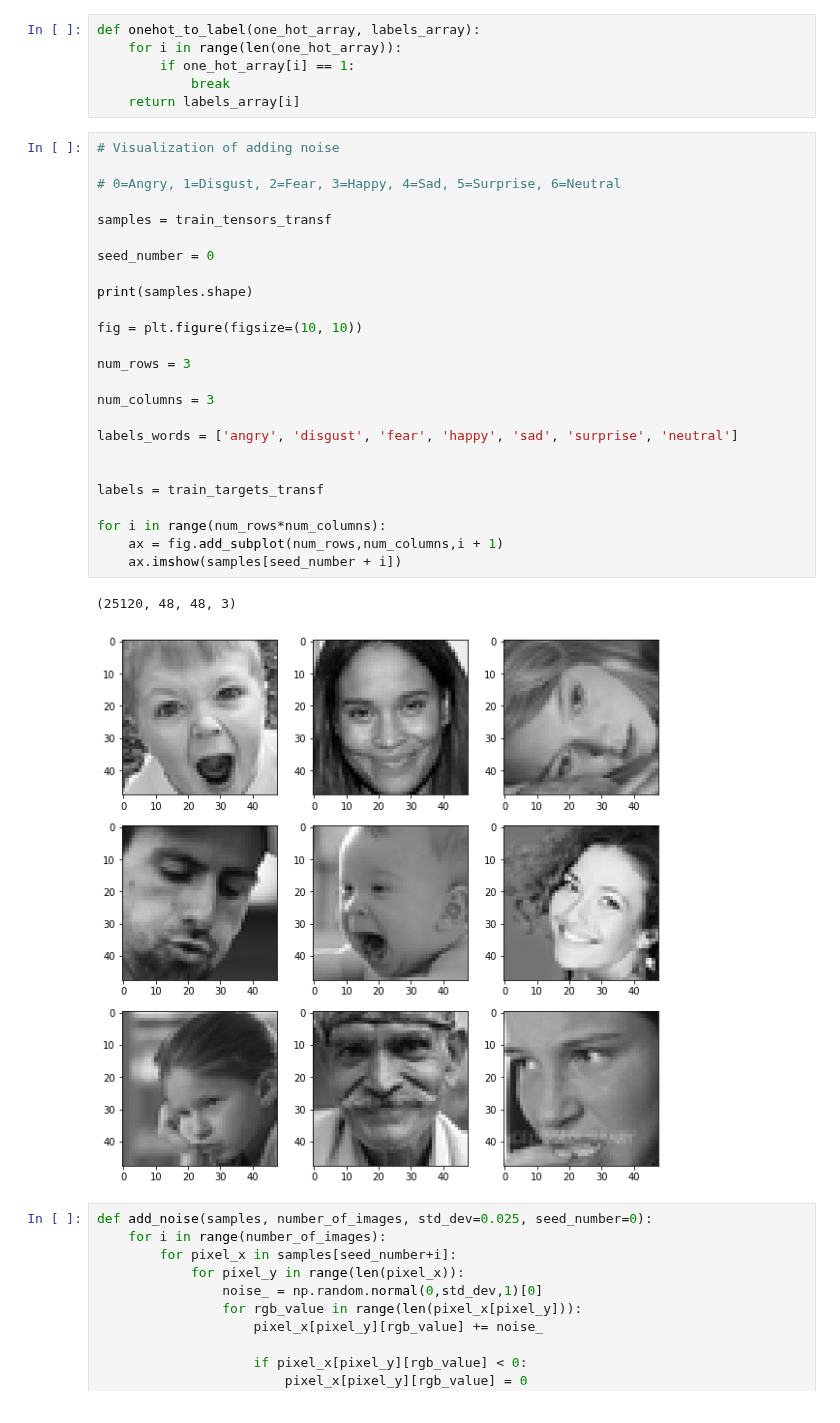
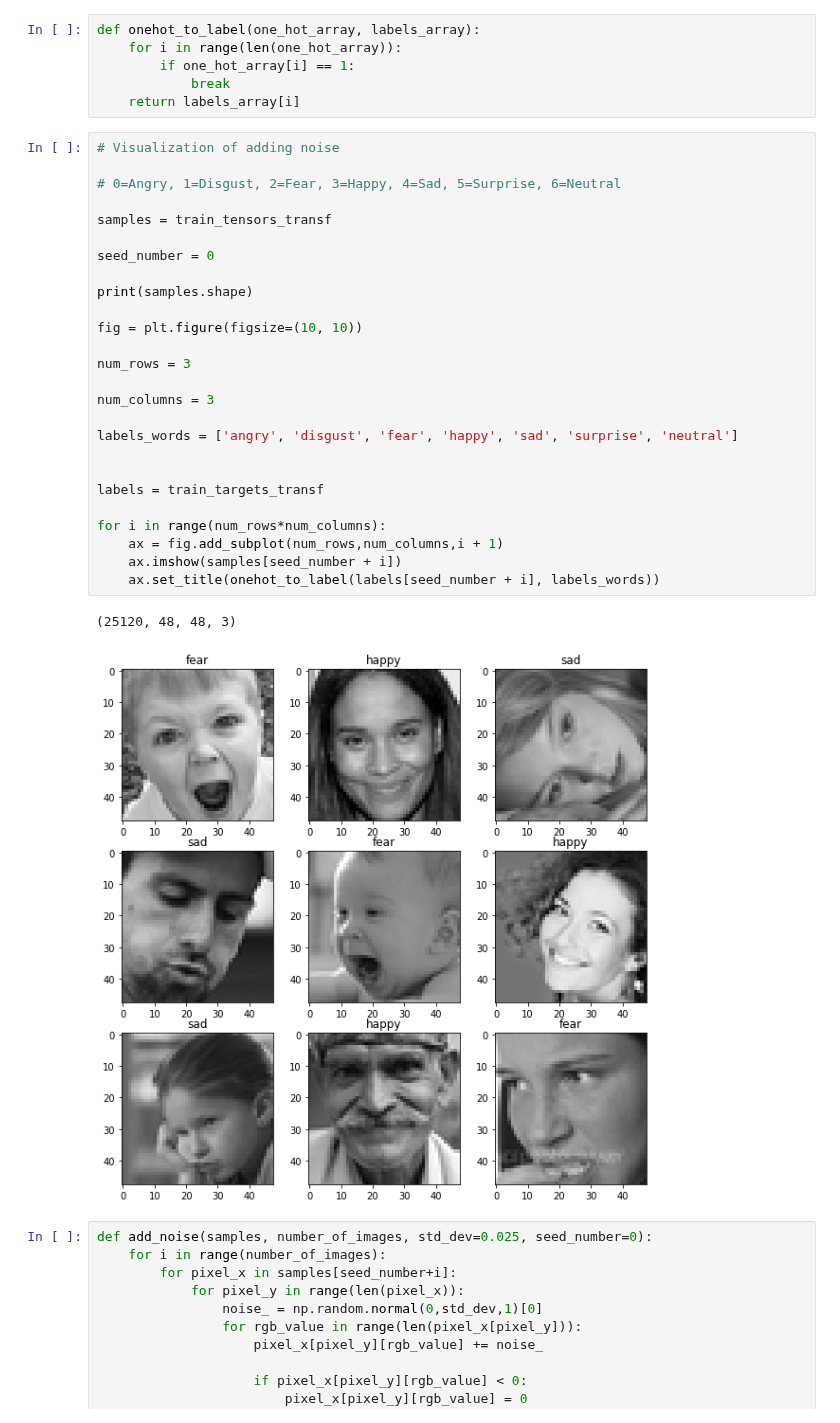
Before and after one commit to chandrasekara/Neural-Network-Facial-Expression-Classifier, a Jupyter notebook: capstone/analysis.ipynb, the cells around one changed output. Cells and saved outputs as stored; diff of their text form.

Commit message:
add labels to samples in robustness analysis section, fix commit author issue

```diff
--- a/capstone/analysis.ipynb
+++ b/capstone/analysis.ipynb
@@ -636,31 +636,32 @@ def onehot_to_label(one_hot_array, labels_array):
 # %%
 # Visualization of adding noise
 
 # 0=Angry, 1=Disgust, 2=Fear, 3=Happy, 4=Sad, 5=Surprise, 6=Neutral
 
 samples = train_tensors_transf
 
 seed_number = 0
 
 print(samples.shape)
 
 fig = plt.figure(figsize=(10, 10))
 
 num_rows = 3
 
 num_columns = 3
 
 labels_words = ['angry', 'disgust', 'fear', 'happy', 'sad', 'surprise', 'neutral']
 
 
 labels = train_targets_transf
 
 for i in range(num_rows*num_columns):
     ax = fig.add_subplot(num_rows,num_columns,i + 1)
     ax.imshow(samples[seed_number + i])
+    ax.set_title(onehot_to_label(labels[seed_number + i], labels_words))
 # %% [output]
 (25120, 48, 48, 3)
-[figure, old version]
+[figure, new version]
 # %%
 def add_noise(samples, number_of_images, std_dev=0.025, seed_number=0):
     for i in range(number_of_images):
```
Also changed, not shown: parts of 1 cell of this notebook.
